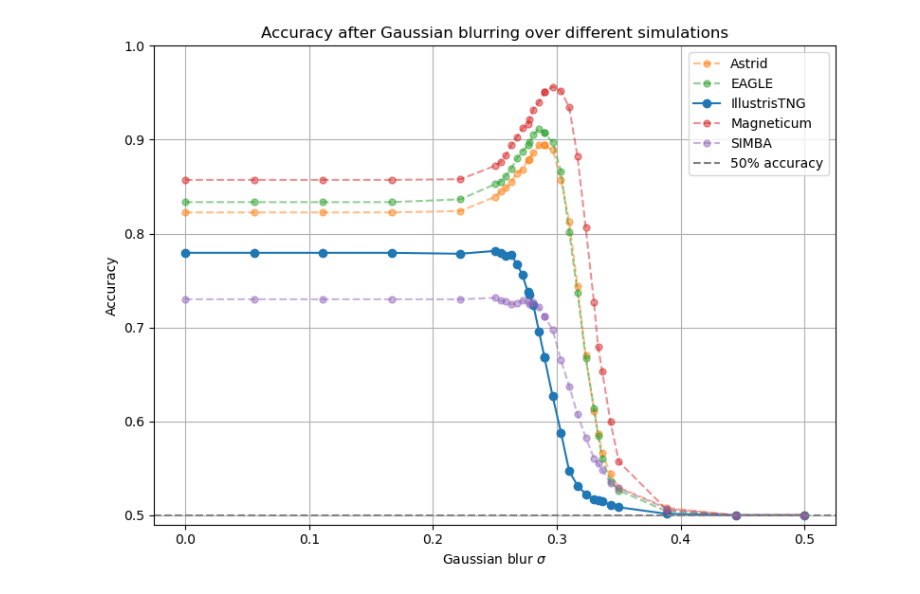
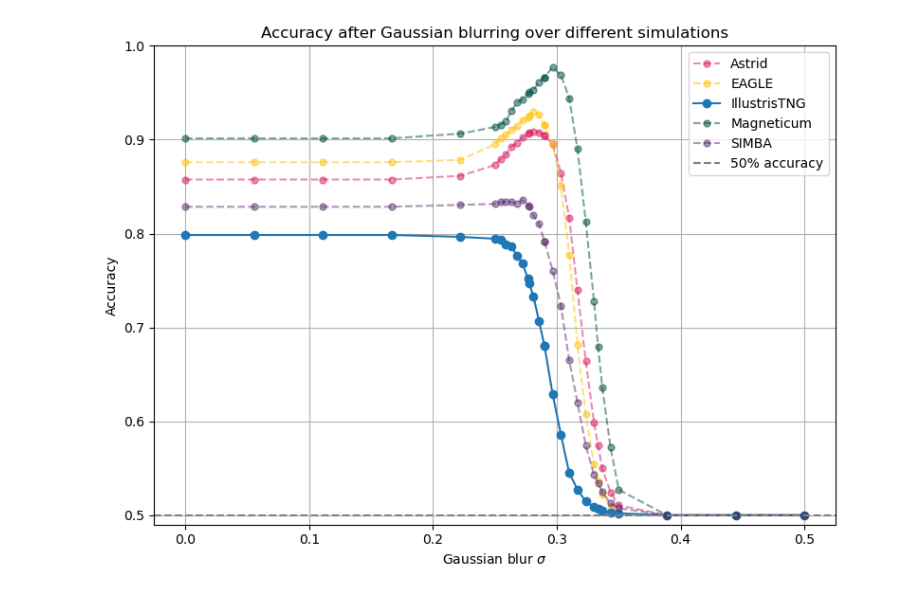
Before and after one commit to mingshauliu/DMLatent, a Jupyter notebook: small_net/blur_acc.ipynb, the cells around one changed output. Cells and saved outputs as stored; diff of their text form; code cells hidden in the pictures.

```diff
--- a/small_net/blur_acc.ipynb
+++ b/small_net/blur_acc.ipynb
@@ -201,6 +201,6 @@ plt.show()
 # %%
 data = []
-with open('acc_vs_sigma.txt','r') as f:
+with open('acc_vs_sigma_large.txt','r') as f:
     for line in f.readlines():
         data.append(line.strip().split(' '))
 
@@ -208,24 +208,25 @@ data=np.asarray(data)
 # %%
 plt.subplots(figsize=(8, 6))
 
 cs=['tab:orange','tab:green','tab:blue','tab:red','tab:purple']
+cs=['#D81B60','#FFC107','tab:blue','#004D40','#5B2E6E']
 
 for sim, c in zip(np.unique(data[:,0]),cs):
     d = data[np.where(sim==data[:,0]),1:][0].astype(float)
     if sim=='IllustrisTNG':
         plt.plot(d[:,0],d[:,1], marker='o',label=sim,linestyle='solid',color=c)
     else:
         plt.plot(d[:,0],d[:,1], marker='o',label=sim,ms=5,linestyle='dashed', alpha=0.5, color=c)
 
 plt.axhline(0.5, color='gray', linestyle='dashed', label='50% accuracy')
 plt.legend()
 plt.ylim(0.49,1)
 plt.xlabel('Gaussian blur $\sigma$')
 plt.ylabel('Accuracy')
 plt.title('Accuracy after Gaussian blurring over different simulations')
 plt.grid('True')
 plt.tight_layout()
 plt.savefig('blur_sims.png')
 plt.show()
 # %% [output]
-[figure, old version]
+[figure, new version]
```
Also changed, not shown: parts of 5 cells of this notebook, 16 other files.
